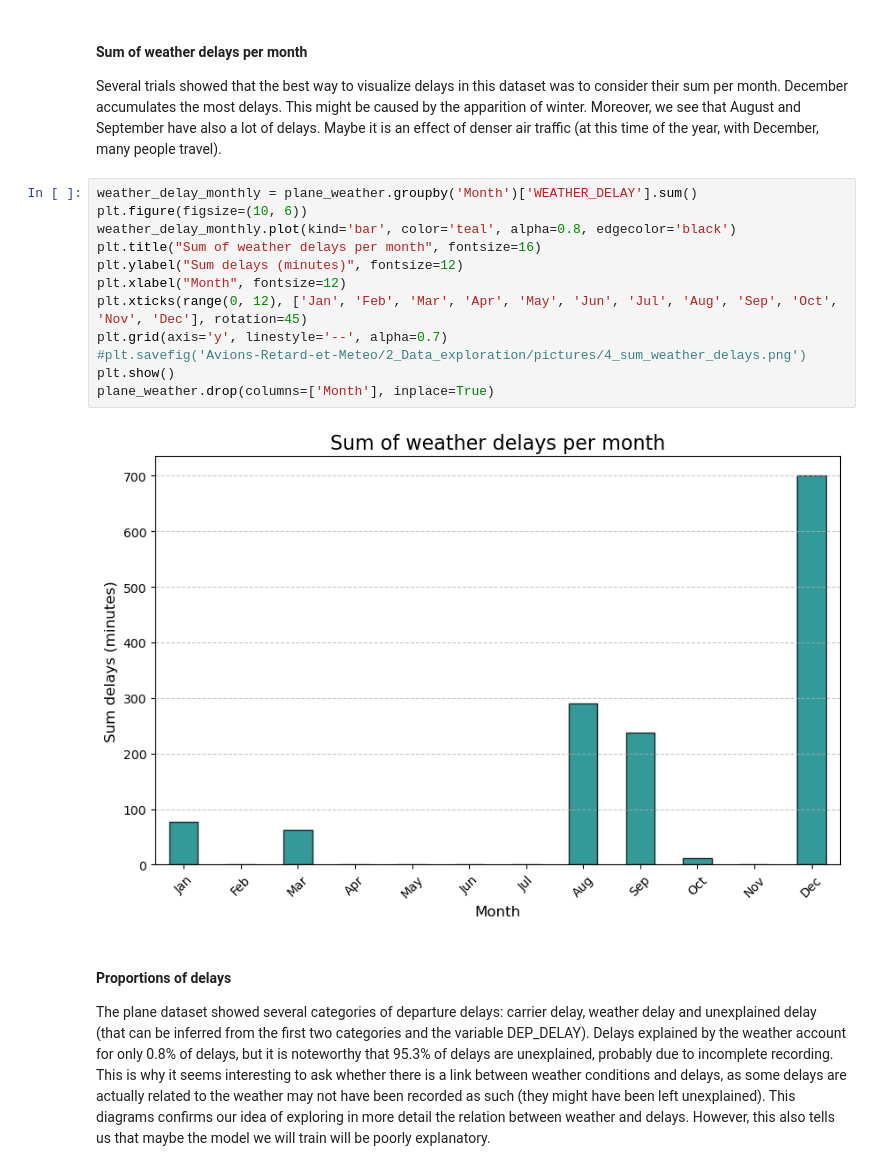
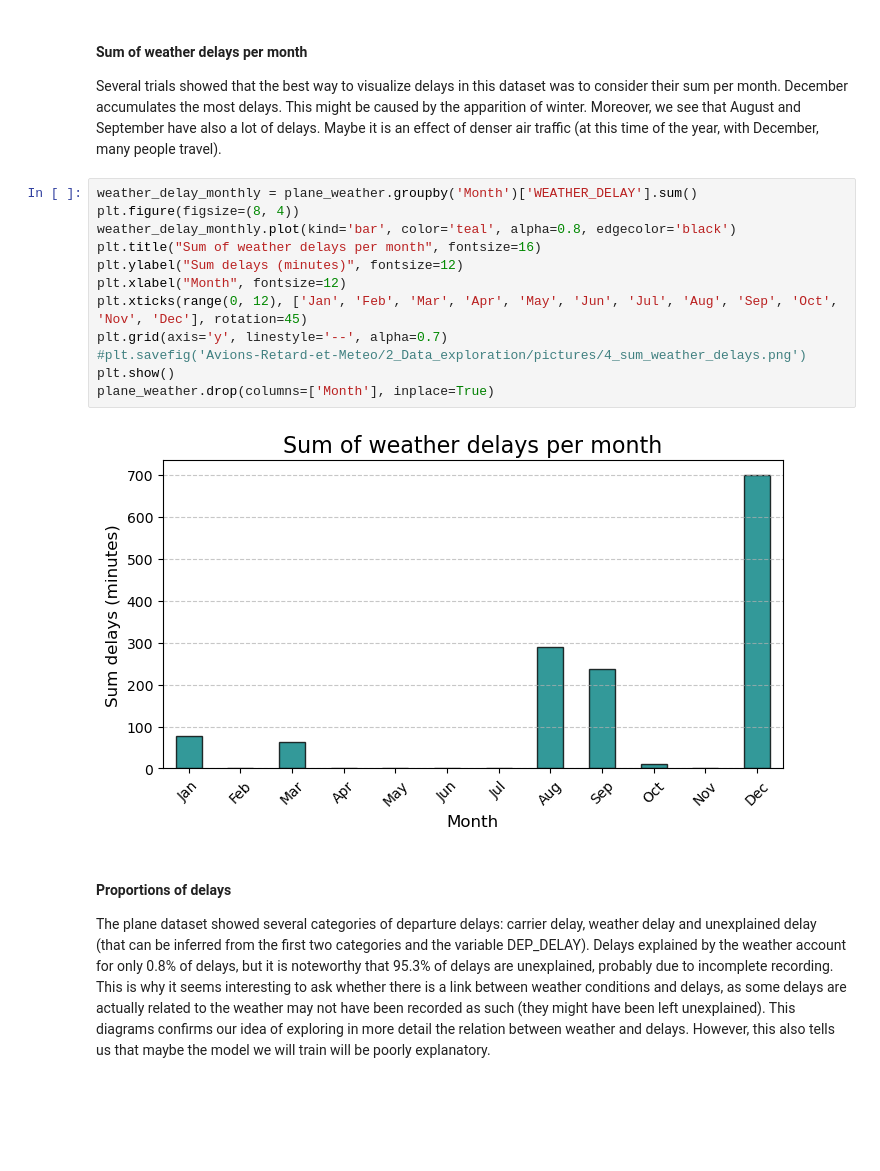
Before and after one commit to Leooryx/Avions-Retard-et-Meteo, a Jupyter notebook: notebook_final.ipynb, the cells around one changed output. Cells and saved outputs as stored; diff of their text form; blank space fills up the shorter version.

```diff
--- a/notebook_final.ipynb
+++ b/notebook_final.ipynb
@@ -471,18 +474,18 @@ plt.plot()
 Several trials showed that the best way to visualize delays in this dataset was to consider their sum per month. December accumulates the most delays. This might be caused by the apparition of winter. Moreover, we see that August and September have also a lot of delays. Maybe it is an effect of denser air traffic (at this time of the year, with December, many people travel).
 # %%
 weather_delay_monthly = plane_weather.groupby('Month')['WEATHER_DELAY'].sum()
-plt.figure(figsize=(10, 6))
+plt.figure(figsize=(8, 4))
 weather_delay_monthly.plot(kind='bar', color='teal', alpha=0.8, edgecolor='black')
 plt.title("Sum of weather delays per month", fontsize=16)
 plt.ylabel("Sum delays (minutes)", fontsize=12)
 plt.xlabel("Month", fontsize=12)
 plt.xticks(range(0, 12), ['Jan', 'Feb', 'Mar', 'Apr', 'May', 'Jun', 'Jul', 'Aug', 'Sep', 'Oct', 'Nov', 'Dec'], rotation=45)
 plt.grid(axis='y', linestyle='--', alpha=0.7)
 #plt.savefig('Avions-Retard-et-Meteo/2_Data_exploration/pictures/4_sum_weather_delays.png')
 plt.show()
 plane_weather.drop(columns=['Month'], inplace=True)
 # %% [output]
-[figure, old version]
+[figure, new version]
 # %% [markdown]
 #### Proportions of delays
 
```
Also changed, not shown: parts of 17 cells of this notebook.
